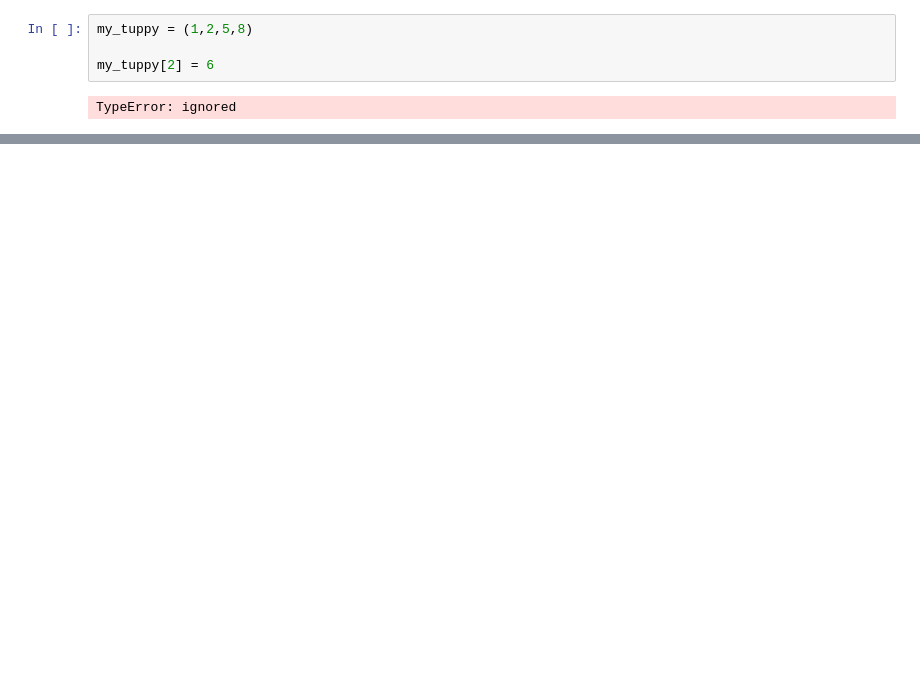
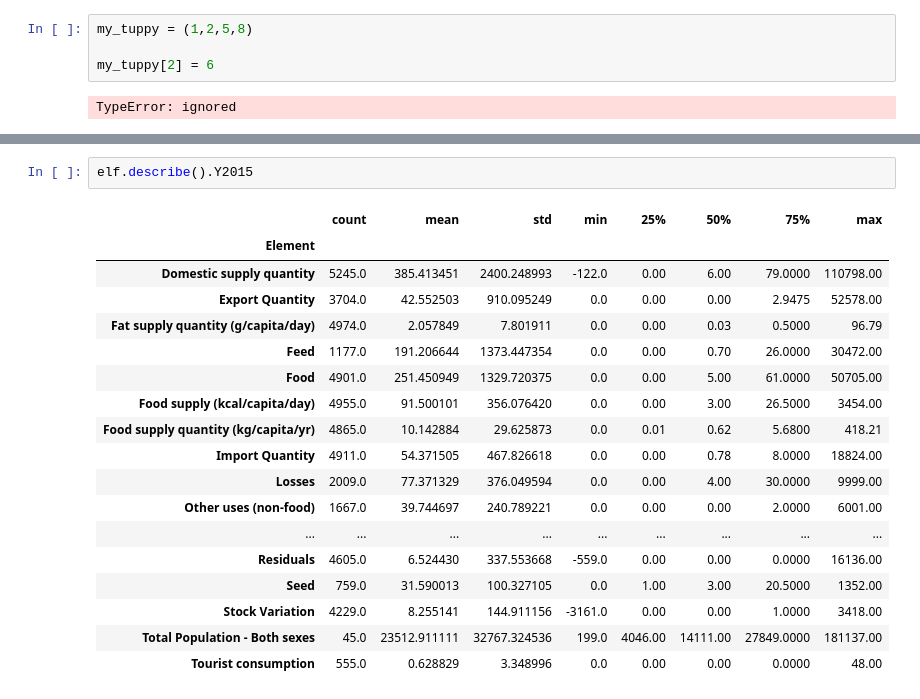
Before and after one commit to Florani1/First-Model, a Jupyter notebook: Flora_Tag_along.ipynb, the cells around one changed output, grey strips where cells are left out. Drawn from its saved outputs; the diff is of its cells as text; blank space fills up the shorter version.

```diff
--- a/Flora_Tag_along.ipynb
+++ b/Flora_Tag_along.ipynb
@@ -44,0 +151,21 @@ df.head()
+# %%
+elf.describe().Y2015
+# %% [output]
+|  | count | mean | std | min | 25% | 50% | 75% | max |
+| Element |  |  |  |  |  |  |  |  |
+| Domestic supply quantity | 5245.0 | 385.413451 | 2400.248993 | -122.0 | 0.00 | 6.00 | 79.0000 | 110798.00 |
+| Export Quantity | 3704.0 | 42.552503 | 910.095249 | 0.0 | 0.00 | 0.00 | 2.9475 | 52578.00 |
+| Fat supply quantity (g/capita/day) | 4974.0 | 2.057849 | 7.801911 | 0.0 | 0.00 | 0.03 | 0.5000 | 96.79 |
+| Feed | 1177.0 | 191.206644 | 1373.447354 | 0.0 | 0.00 | 0.70 | 26.0000 | 30472.00 |
+| Food | 4901.0 | 251.450949 | 1329.720375 | 0.0 | 0.00 | 5.00 | 61.0000 | 50705.00 |
+| Food supply (kcal/capita/day) | 4955.0 | 91.500101 | 356.076420 | 0.0 | 0.00 | 3.00 | 26.5000 | 3454.00 |
+| Food supply quantity (kg/capita/yr) | 4865.0 | 10.142884 | 29.625873 | 0.0 | 0.01 | 0.62 | 5.6800 | 418.21 |
+| Import Quantity | 4911.0 | 54.371505 | 467.826618 | 0.0 | 0.00 | 0.78 | 8.0000 | 18824.00 |
+| Losses | 2009.0 | 77.371329 | 376.049594 | 0.0 | 0.00 | 4.00 | 30.0000 | 9999.00 |
+| Other uses (non-food) | 1667.0 | 39.744697 | 240.789221 | 0.0 | 0.00 | 0.00 | 2.0000 | 6001.00 |
+| ... | ... | ... | ... | ... | ... | ... | ... | ... |
+| Residuals | 4605.0 | 6.524430 | 337.553668 | -559.0 | 0.00 | 0.00 | 0.0000 | 16136.00 |
+| Seed | 759.0 | 31.590013 | 100.327105 | 0.0 | 1.00 | 3.00 | 20.5000 | 1352.00 |
+| Stock Variation | 4229.0 | 8.255141 | 144.911156 | -3161.0 | 0.00 | 0.00 | 1.0000 | 3418.00 |
+| Total Population - Both sexes | 45.0 | 23512.911111 | 32767.324536 | 199.0 | 4046.00 | 14111.00 | 27849.0000 | 181137.00 |
+| Tourist consumption | 555.0 | 0.628829 | 3.348996 | 0.0 | 0.00 | 0.00 | 0.0000 | 48.00 |
```
Also changed, not shown: parts of 24 cells of this notebook.
